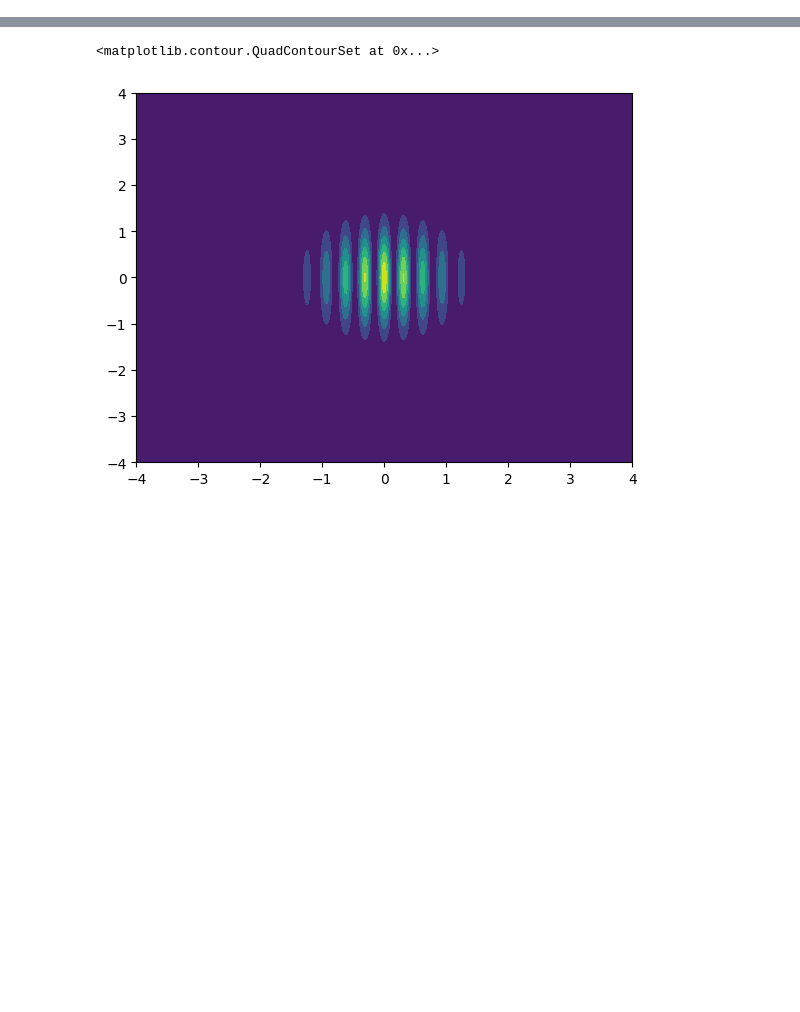
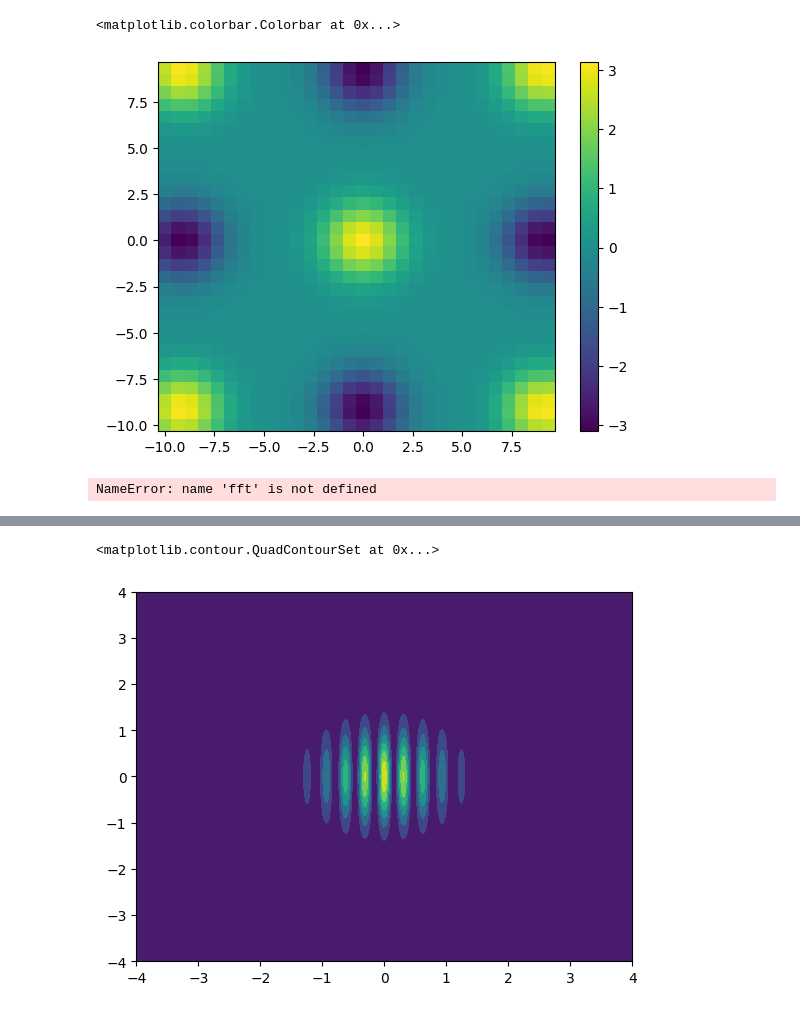
Before and after one commit to IuryPrego/overlap, a Jupyter notebook: ft.ipynb, the cells around one changed output, grey strips where cells are left out. Cells and saved outputs as stored; diff of their text form; code cells hidden in the pictures; blank space fills up the shorter version.

```diff
--- a/ft.ipynb
+++ b/ft.ipynb
@@ -55,4 +67,37 @@ dx = x[1] - x[0]
 z = [ ft(f, k, x, dx, q=2) for k in x ]
+# %%
+value = 30
+ni = 10
+dk = 2*ni/value
+x = np.linspace(-ni, ni, value)
+y = np.linspace(-ni, ni, value)
+dx = x[1] - x[0]
+dy = y[1] - y[0]
+kni = 10
+kx = np.arange(-kni, kni, dk)
+ky = np.arange(-kni, kni, dk)
+z = np.zeros((len(kx), len(ky)), dtype='complex')
+for i in range(len(kx)):
+    for j in range(len(ky)):
+        z[i,j] = ft2d(f2d, kx[i], ky[j], x, y, dx, dy, q=0)
+# %%
+plt.pcolormesh(kx, ky, np.real(z))
+plt.colorbar()
+# %% [output]
+<matplotlib.colorbar.Colorbar at 0x...>
+[figure, added]
+# %%
+#E se o scipy existisse?
+value = 30
+ni = 10
+x = np.linspace(-ni, ni, value)
+y = np.linspace(-ni, ni, value)
+z = f2d(x, y, 0)
+ftz = fft.fft2(z)
+plt.imshow(ftz)
+plt.colorbar()
+# %% [output]
+NameError: name 'fft' is not defined
 # %%
 # plota a transformada da função em 2 dimensões imag x real
 
```
Also changed, not shown: parts of 6 cells of this notebook.
